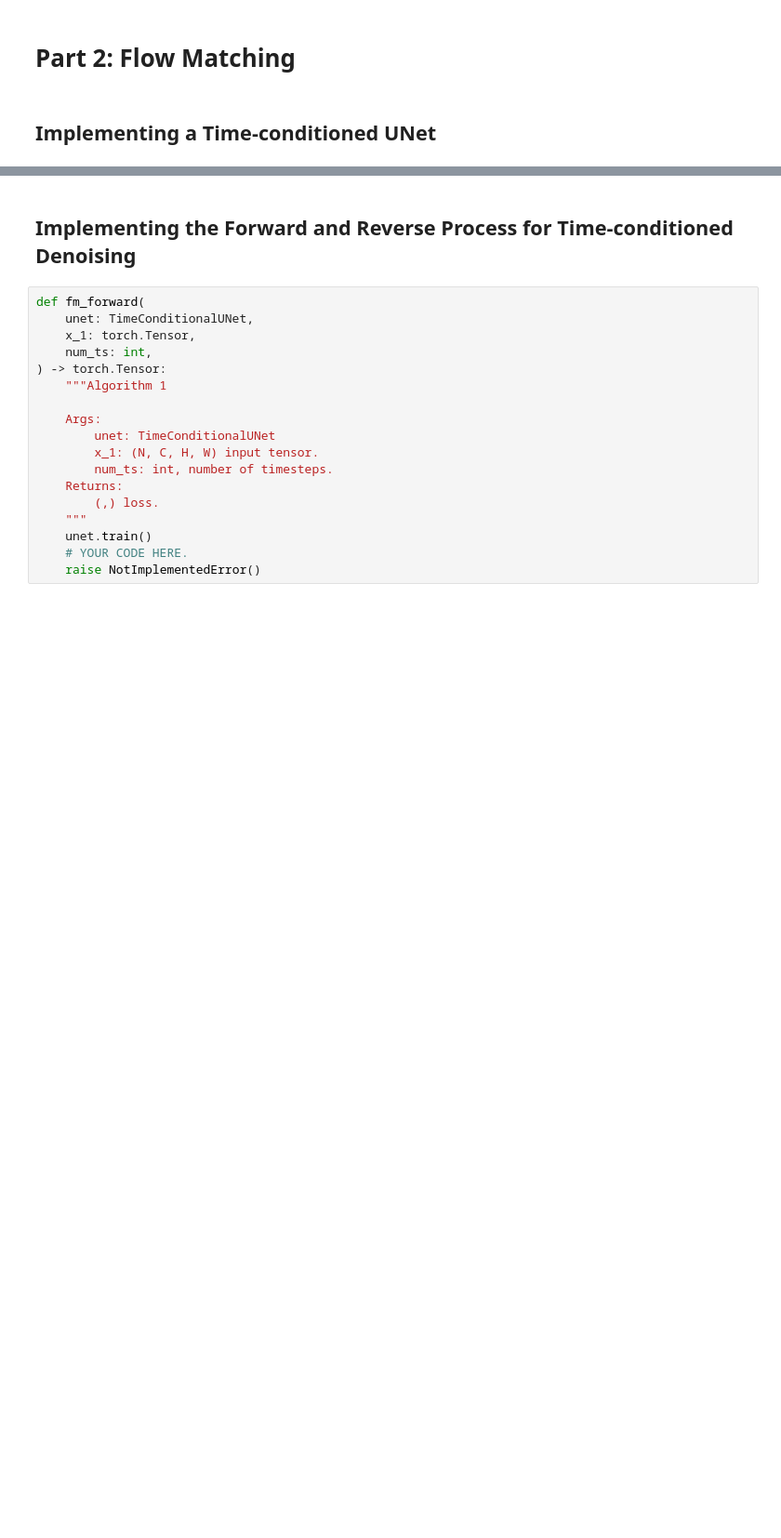
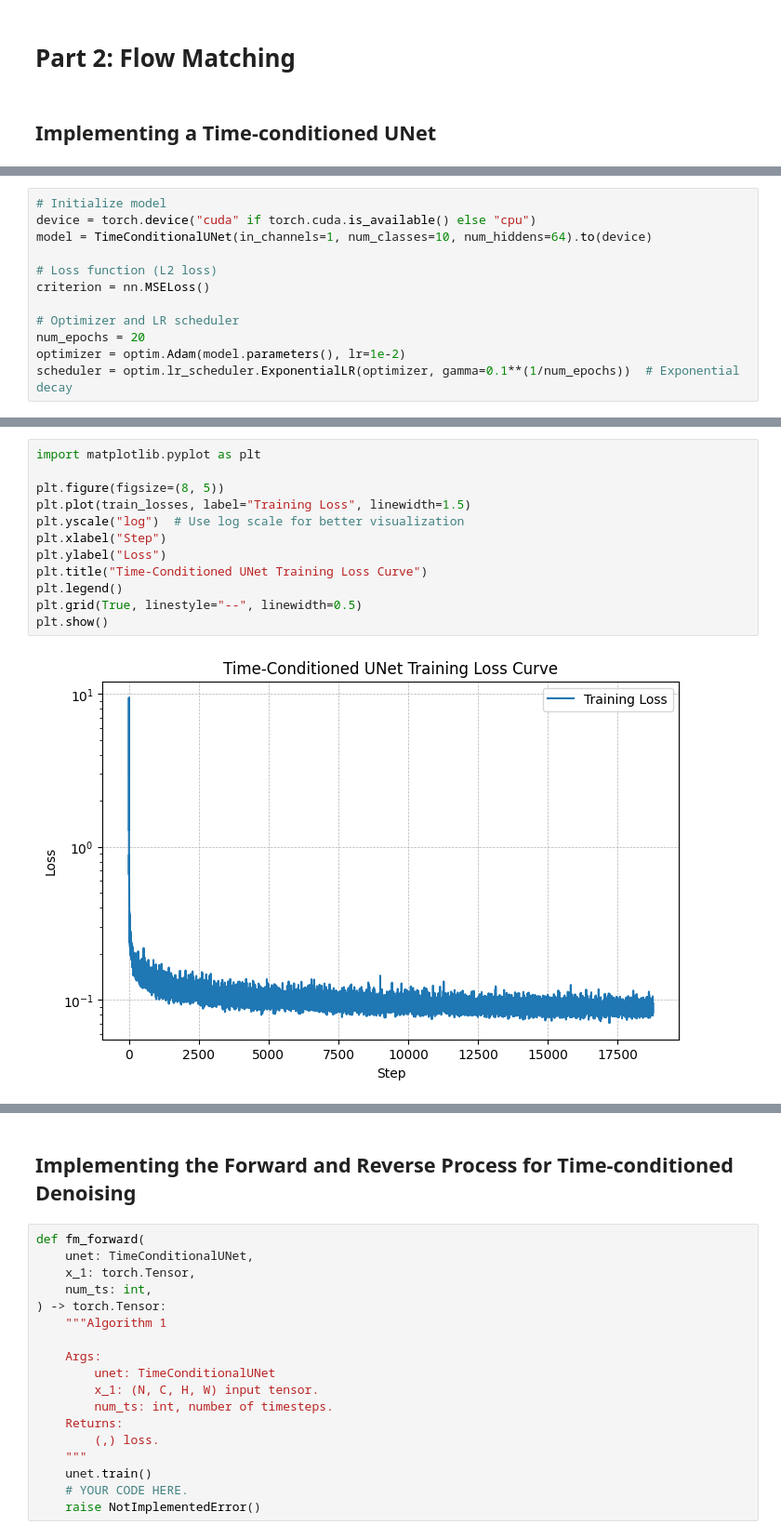
Before and after one commit to LIYunzhe1408/Flow-Matching, a Jupyter notebook: cs180_proj5b_flowmatching_starter.ipynb, the cells around one changed output, grey strips where cells are left out. Shown at 93% size. Drawn from its saved outputs; the diff is of its cells as text; blank space fills up the shorter version.

```diff
--- a/cs180_proj5b_flowmatching_starter.ipynb
+++ b/cs180_proj5b_flowmatching_starter.ipynb
@@ -687,0 +829,12 @@ class TimeConditionalUNet(nn.Module):
+# %%
+# Initialize model
+device = torch.device("cuda" if torch.cuda.is_available() else "cpu")
+model = TimeConditionalUNet(in_channels=1, num_classes=10, num_hiddens=64).to(device)
+
+# Loss function (L2 loss)
+criterion = nn.MSELoss()
+
+# Optimizer and LR scheduler
+num_epochs = 20
+optimizer = optim.Adam(model.parameters(), lr=1e-2)
+scheduler = optim.lr_scheduler.ExponentialLR(optimizer, gamma=0.1**(1/num_epochs))  # Exponential decay
@@ -687,0 +899,14 @@ class TimeConditionalUNet(nn.Module):
+# %%
+import matplotlib.pyplot as plt
+
+plt.figure(figsize=(8, 5))
+plt.plot(train_losses, label="Training Loss", linewidth=1.5)
+plt.yscale("log")  # Use log scale for better visualization
+plt.xlabel("Step")
+plt.ylabel("Loss")
+plt.title("Time-Conditioned UNet Training Loss Curve")
+plt.legend()
+plt.grid(True, linestyle="--", linewidth=0.5)
+plt.show()
+# %% [output]
+[figure, added]
```
Also changed, not shown: parts of 7 cells of this notebook.
